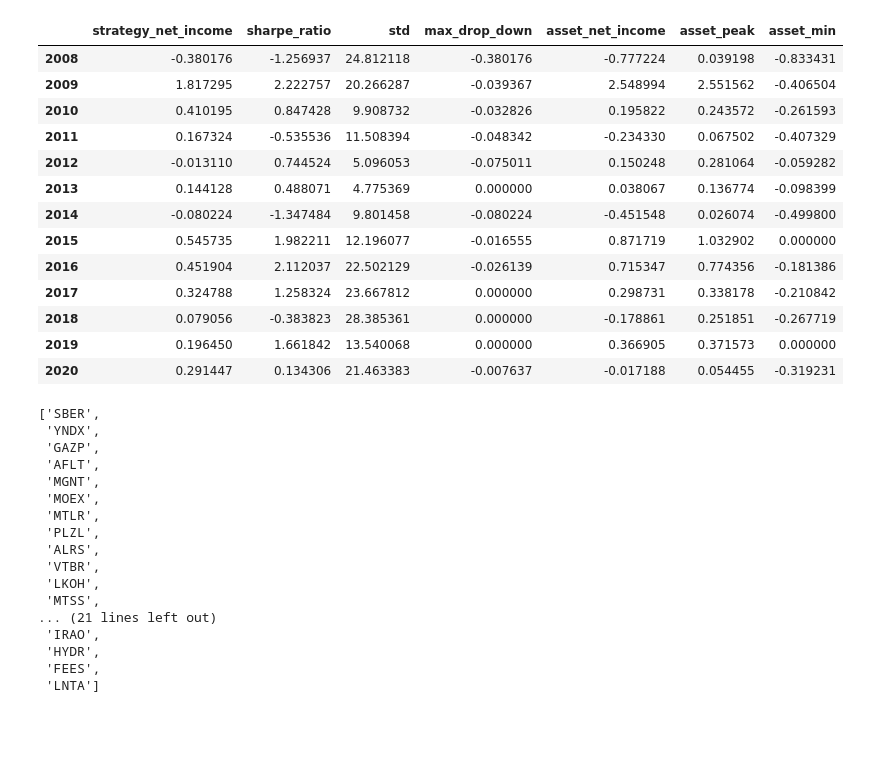
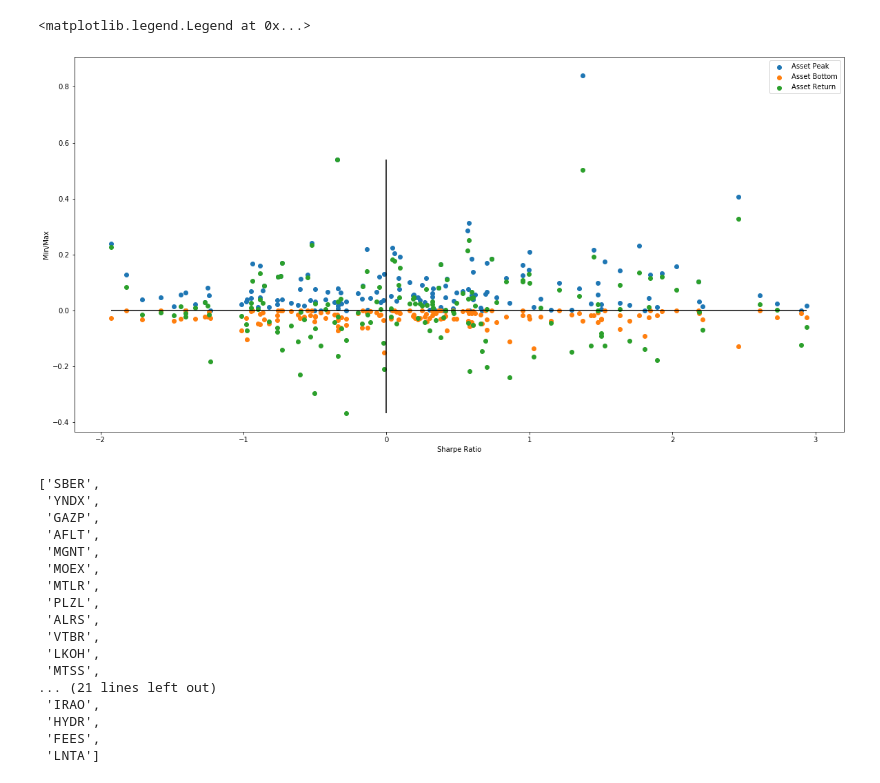
Before and after one commit to mrsnurk32/trading-data, a Jupyter notebook: BackTestingNotebook.ipynb, the cells around one changed output. Saved outputs shown, nothing was run; the diff lists cells and outputs as text; code cells hidden in the pictures; blank space fills up the shorter version.

```diff
--- a/BackTestingNotebook.ipynb
+++ b/BackTestingNotebook.ipynb
@@ -84,20 +79,18 @@ temp
-# %%
-temp
-# %% [output]
-|  | strategy_net_income | sharpe_ratio | std | max_drop_down | asset_net_income | asset_peak | asset_min |
-| 2008 | -0.380176 | -1.256937 | 24.812118 | -0.380176 | -0.777224 | 0.039198 | -0.833431 |
-| 2009 | 1.817295 | 2.222757 | 20.266287 | -0.039367 | 2.548994 | 2.551562 | -0.406504 |
-| 2010 | 0.410195 | 0.847428 | 9.908732 | -0.032826 | 0.195822 | 0.243572 | -0.261593 |
-| 2011 | 0.167324 | -0.535536 | 11.508394 | -0.048342 | -0.234330 | 0.067502 | -0.407329 |
-| 2012 | -0.013110 | 0.744524 | 5.096053 | -0.075011 | 0.150248 | 0.281064 | -0.059282 |
-| 2013 | 0.144128 | 0.488071 | 4.775369 | 0.000000 | 0.038067 | 0.136774 | -0.098399 |
-| 2014 | -0.080224 | -1.347484 | 9.801458 | -0.080224 | -0.451548 | 0.026074 | -0.499800 |
-| 2015 | 0.545735 | 1.982211 | 12.196077 | -0.016555 | 0.871719 | 1.032902 | 0.000000 |
-| 2016 | 0.451904 | 2.112037 | 22.502129 | -0.026139 | 0.715347 | 0.774356 | -0.181386 |
-| 2017 | 0.324788 | 1.258324 | 23.667812 | 0.000000 | 0.298731 | 0.338178 | -0.210842 |
-| 2018 | 0.079056 | -0.383823 | 28.385361 | 0.000000 | -0.178861 | 0.251851 | -0.267719 |
-| 2019 | 0.196450 | 1.661842 | 13.540068 | 0.000000 | 0.366905 | 0.371573 | 0.000000 |
-| 2020 | 0.291447 | 0.134306 | 21.463383 | -0.007637 | -0.017188 | 0.054455 | -0.319231 |
+# %%
+plt.scatter(x = temp.sharpe_ratio, y = temp.asset_peak.shift(1), label = 'Asset Peak')
+plt.scatter(x = temp.sharpe_ratio, y = temp.max_drop_down.shift(1),label = 'Asset Bottom')
+plt.scatter(x = temp.sharpe_ratio, y = temp.asset_net_income.shift(1),label = 'Asset Return')
+# plt.scatter(x = temp.sharpe_ratio, y = temp.strategy_net_income.shift(1),label = 'Strategy Return')
+
+plt.hlines(y = 0,xmin = temp.sharpe_ratio.min(),xmax = temp.sharpe_ratio.max())
+plt.vlines(x = 0,ymin = temp.asset_net_income.min(),ymax = temp.asset_net_income.max())
+plt.xlabel(xlabel = 'Sharpe Ratio')
+plt.ylabel(ylabel = 'Min/Max')
+
+plt.legend()
+# %% [output]
+<matplotlib.legend.Legend at 0x...>
+[figure, added]
 # %%
 # %% [output]
 ['SBER',
```
Also changed, not shown: parts of 4 cells of this notebook, 1 other file.
